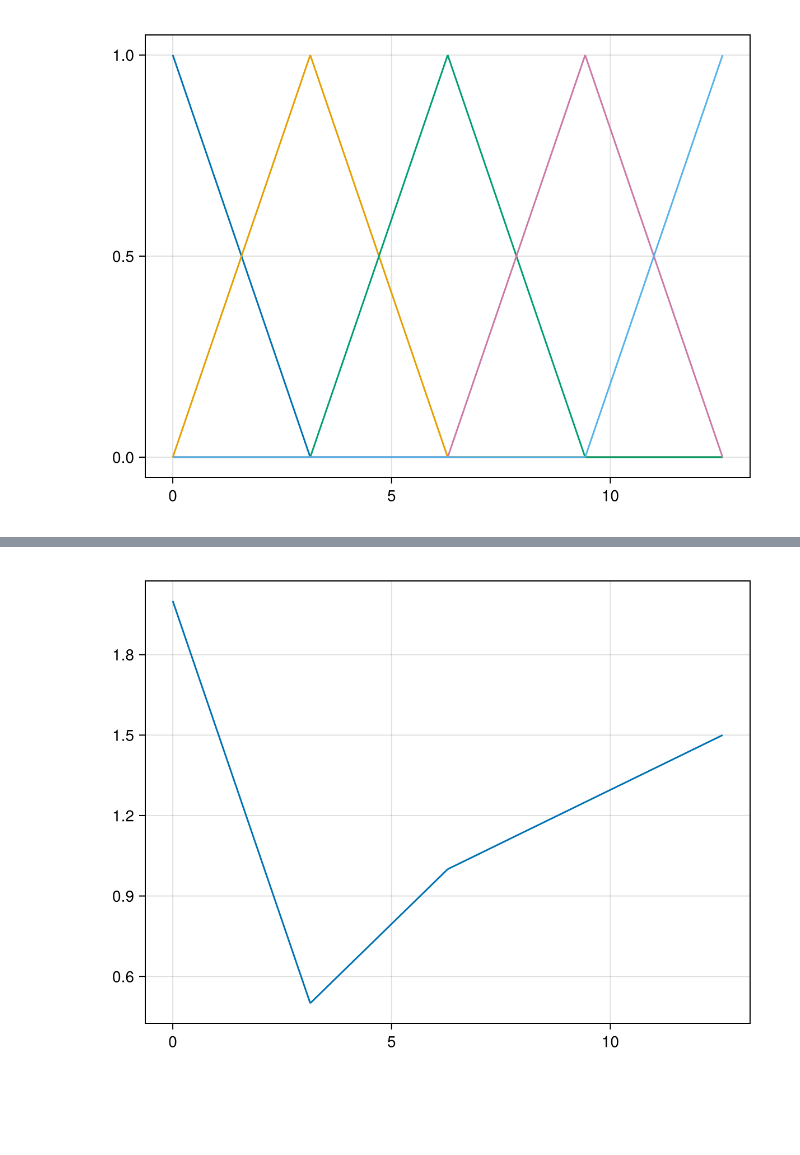
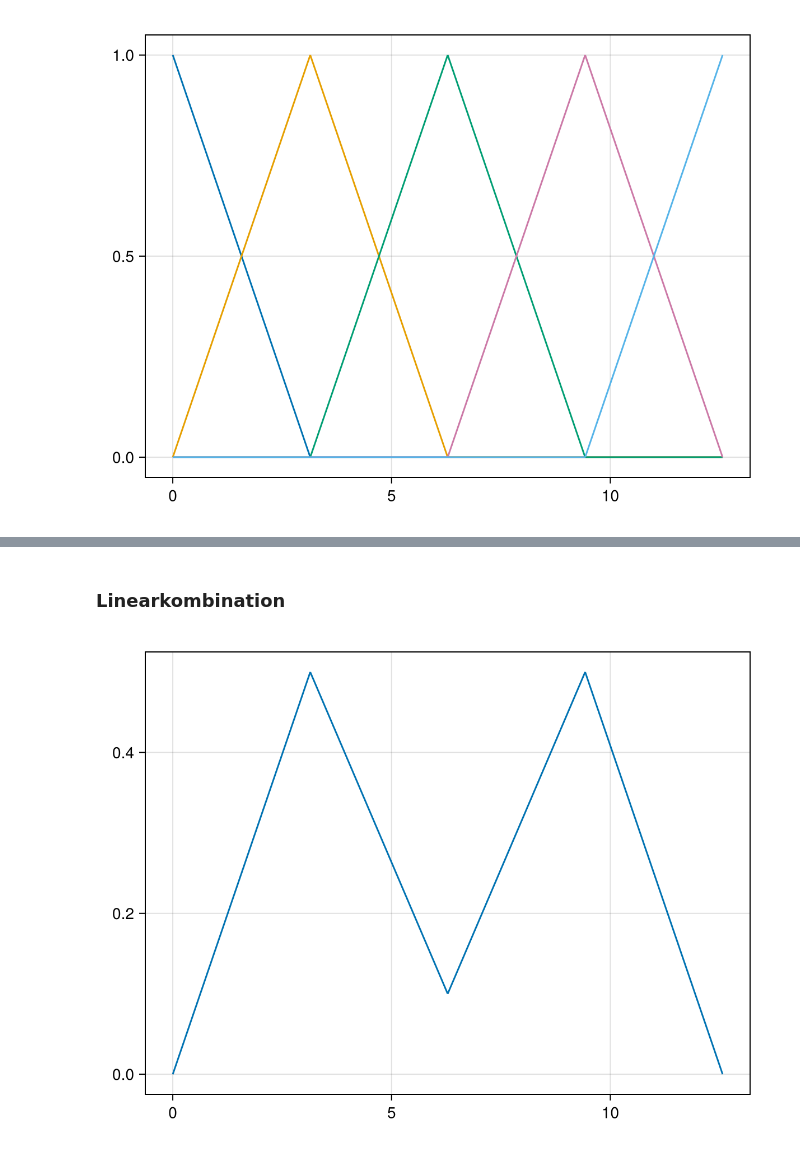
Before and after one commit to matthiasbaitsch/numPDE, a Jupyter notebook: aufgaben-loesung/02-approximation-von-funktionen.ipynb, the cells around one changed output, grey strips where cells are left out. Cells and saved outputs as stored; diff of their text form; code cells hidden in the pictures; blank space fills up the shorter version.

```diff
--- a/aufgaben-loesung/02-approximation-von-funktionen.ipynb
+++ b/aufgaben-loesung/02-approximation-von-funktionen.ipynb
@@ -30,6 +43,6 @@ Hutfunktionen
 # %%
-phis = hatfunctions(range(0, 4π, 5))
-
+nodes = range(0, 4π, 5)
+phis = hatfunctions(nodes)
 fplot(phis)
 # %% [output]
 [figure]
@@ -36,10 +53,9 @@ fplot(phis)
+# %% [markdown]
+### Linearkombination
 # %%
-uHat = [2, 0.5, 1, 1.25, 1.5]
-
-using LinearAlgebra
-
-uu = sum(uHat .* phis)
+uHat = [0, 0.5, 0.1, 0.5, 0]
+u = sum(uHat .* phis)
 
 fplot(uu)
 # %% [output]
-[figure, old version]
+[figure, new version]
```
Also changed, not shown: parts of 22 cells of this notebook, 1 other file.
